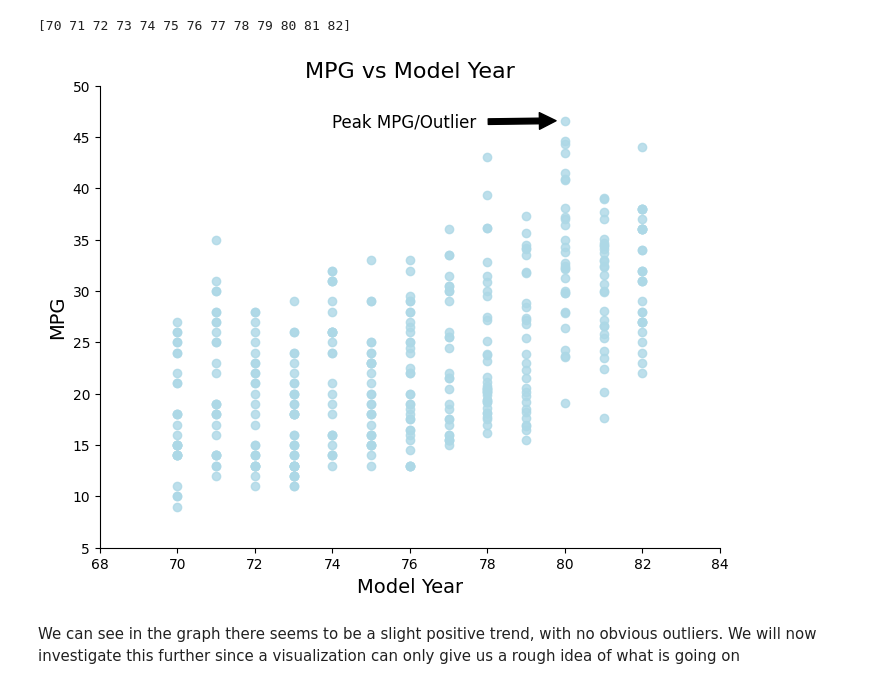
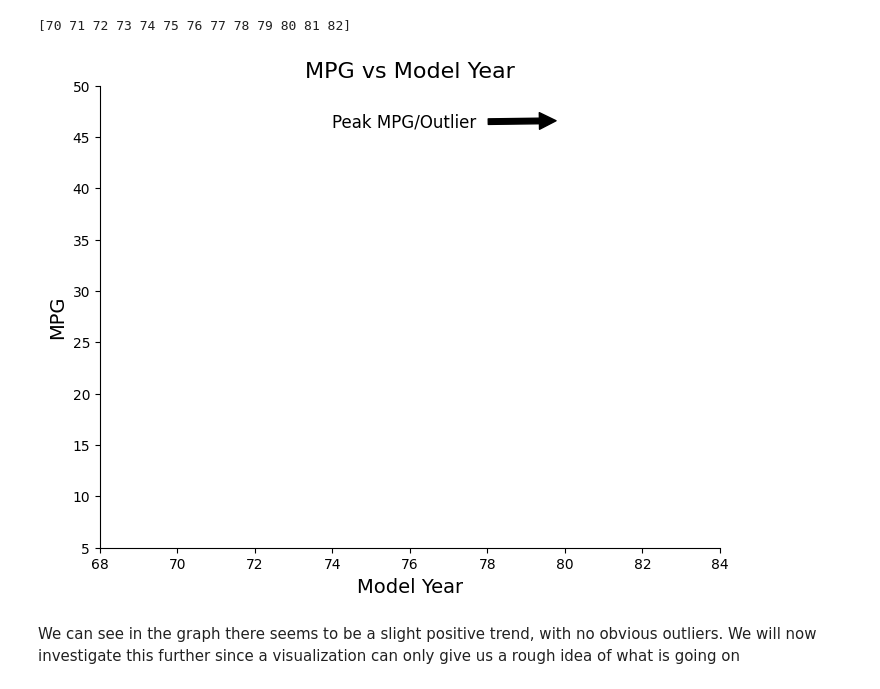
Before and after one commit to adenletchworth/Auto-MPG-Data-Analysis, a Jupyter notebook: dataAnalysis.ipynb, the cells around one changed output. Saved outputs shown, nothing was run; the diff lists cells and outputs as text; code cells hidden in the pictures.

```diff
--- a/dataAnalysis.ipynb
+++ b/dataAnalysis.ipynb
@@ -167,36 +207,36 @@ plt.gca().spines['right'].set_visible(False)
 
 plt.xlim(68,84) # Scales our graph
 plt.ylim(5,50)
 
 plt.xlabel('Model Year',fontsize=14) # Gives our axes a label
 plt.ylabel('MPG',fontsize=14)
 
 plt.title('MPG vs Model Year',fontsize=16) # Gives our plot a title
 
 writer = PillowWriter(fps=2) # Creates our animation object with a slow speed of 2 fps
 
 x_list = [] # define empty x list
 y_list = [] # define empty y list
 
 x_set = sorted(set(x)) # find all unique values
 
-with writer.saving(fig,'Model_Year_vs_MPG.gif',100): # creates gif file
+"""with writer.saving(fig,'Model_Year_vs_MPG.gif',100): # creates gif file
     for year in x_set: # for every unique year (ordered)
 
         y_values = df.loc[df['Model Year'] == year, 'MPG'].tolist() # get all the y values corresponding to that year (x)
 
         x_list.extend([year]*len(y_values)) # add the year (x) to the list for every y value associated with it
         y_list.extend(y_values) # add y values to list
 
         scatter.set_offsets(np.column_stack((x_list,y_list))) # creates scatterplot with those lists
 
-        writer.grab_frame() # adds this frame to the gif
+        writer.grab_frame() # adds this frame to the gif """
 
 plt.annotate('Peak MPG/Outlier', xy=(80, 46.6), xytext=(74, 46), fontsize=12,arrowprops=dict(facecolor='black',shrink=.1)) # adds the Peak MPG arrow
 
 plt.show() # displays graph
 # %% [output]
-[figure, old version]
+[figure, new version]
 # %% [markdown]
 We can see in the graph there seems to be a slight positive trend, with no obvious outliers. We will now investigate this further since a visualization can only give us a rough idea of what is going on
 # %%
```
Also changed, not shown: parts of 21 cells of this notebook.
